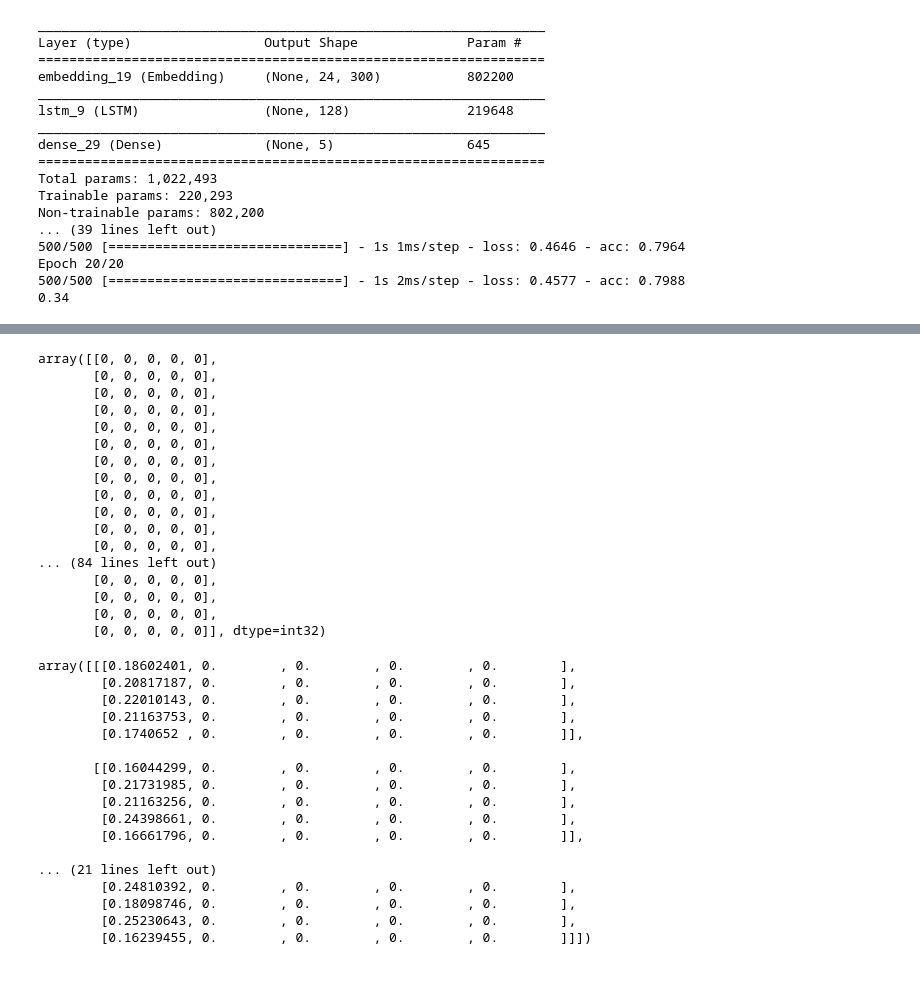
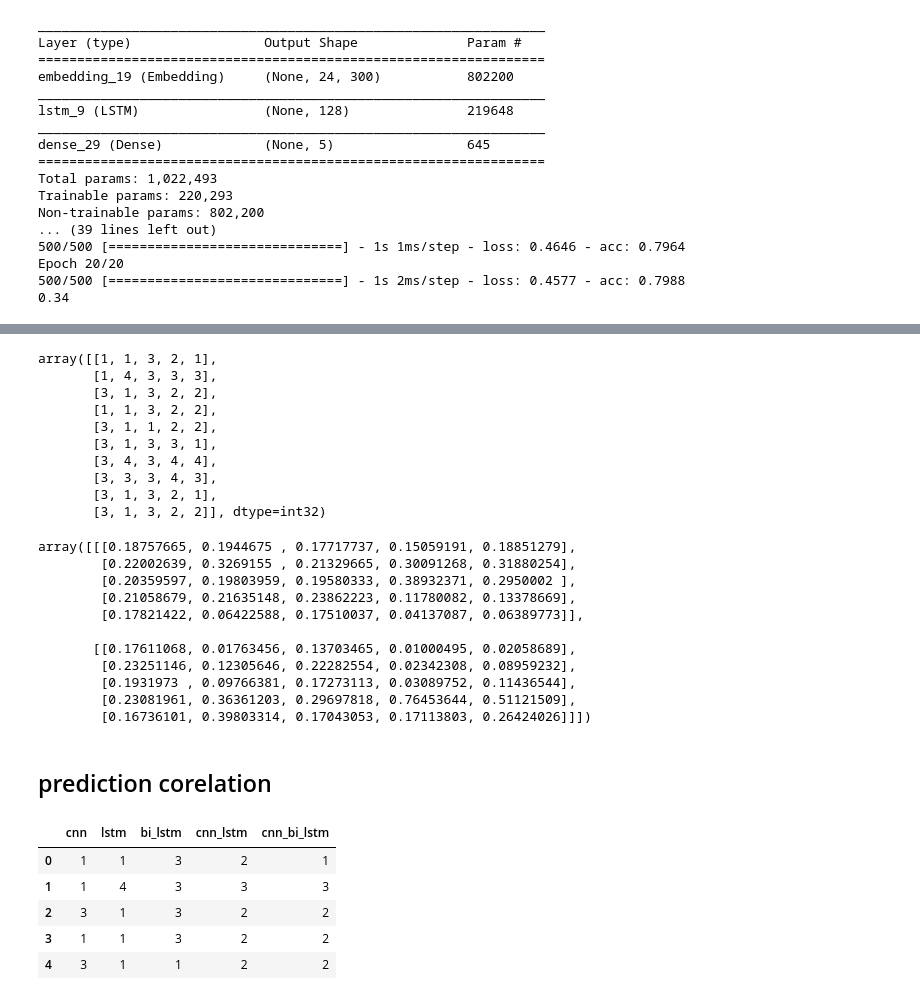
Before and after one commit to Hitkul/ensemble_experiments, a Jupyter notebook: sst1/ensemble.ipynb, the cells around one changed output, grey strips where cells are left out. Saved outputs shown, nothing was run; the diff lists cells and outputs as text; code cells hidden in the pictures.

```diff
--- a/sst1/ensemble.ipynb
+++ b/sst1/ensemble.ipynb
@@ -382,40 +388,29 @@ acc_results
 # %%
-pred_class_base
+pred_class_base[:10]
 # %% [output]
-array([[0, 0, 0, 0, 0],
-       [0, 0, 0, 0, 0],
-       [0, 0, 0, 0, 0],
-       [0, 0, 0, 0, 0],
-       [0, 0, 0, 0, 0],
-       [0, 0, 0, 0, 0],
-       [0, 0, 0, 0, 0],
-       [0, 0, 0, 0, 0],
-       [0, 0, 0, 0, 0],
-       [0, 0, 0, 0, 0],
-       [0, 0, 0, 0, 0],
-       [0, 0, 0, 0, 0],
-... (84 lines left out)
-       [0, 0, 0, 0, 0],
-       [0, 0, 0, 0, 0],
-       [0, 0, 0, 0, 0],
-       [0, 0, 0, 0, 0]], dtype=int32)
+array([[1, 1, 3, 2, 1],
+       [1, 4, 3, 3, 3],
+       [3, 1, 3, 2, 2],
+       [1, 1, 3, 2, 2],
+       [3, 1, 1, 2, 2],
+       [3, 1, 3, 3, 1],
+       [3, 4, 3, 4, 4],
+       [3, 3, 3, 4, 3],
+       [3, 1, 3, 2, 1],
+       [3, 1, 3, 2, 2]], dtype=int32)
 # %%
-pred_prob_base
+pred_prob_base[:2]
 # %% [output]
-array([[[0.18602401, 0.        , 0.        , 0.        , 0.        ],
-        [0.20817187, 0.        , 0.        , 0.        , 0.        ],
-        [0.22010143, 0.        , 0.        , 0.        , 0.        ],
-        [0.21163753, 0.        , 0.        , 0.        , 0.        ],
-        [0.1740652 , 0.        , 0.        , 0.        , 0.        ]],
+array([[[0.18757665, 0.1944675 , 0.17717737, 0.15059191, 0.18851279],
+        [0.22002639, 0.3269155 , 0.21329665, 0.30091268, 0.31880254],
+        [0.20359597, 0.19803959, 0.19580333, 0.38932371, 0.2950002 ],
+        [0.21058679, 0.21635148, 0.23862223, 0.11780082, 0.13378669],
+        [0.17821422, 0.06422588, 0.17510037, 0.04137087, 0.06389773]],
 
-       [[0.16044299, 0.        , 0.        , 0.        , 0.        ],
-        [0.21731985, 0.        , 0.        , 0.        , 0.        ],
-        [0.21163256, 0.        , 0.        , 0.        , 0.        ],
-        [0.24398661, 0.        , 0.        , 0.        , 0.        ],
-        [0.16661796, 0.        , 0.        , 0.        , 0.        ]],
-
-... (21 lines left out)
-        [0.24810392, 0.        , 0.        , 0.        , 0.        ],
-        [0.18098746, 0.        , 0.        , 0.        , 0.        ],
-        [0.25230643, 0.        , 0.        , 0.        , 0.        ],
-        [0.16239455, 0.        , 0.        , 0.        , 0.        ]]])
+       [[0.17611068, 0.01763456, 0.13703465, 0.01000495, 0.02058689],
+        [0.23251146, 0.12305646, 0.22282554, 0.02342308, 0.08959232],
+        [0.1931973 , 0.09766381, 0.17273113, 0.03089752, 0.11436544],
+        [0.23081961, 0.36361203, 0.29697818, 0.76453644, 0.51121509],
+        [0.16736101, 0.39803314, 0.17043053, 0.17113803, 0.26424026]]])
+# %% [markdown]
+## prediction corelation
@@ -421,0 +420,9 @@ array([[[0.18602401, 0.        , 0.        , 0.        , 0.        ],
+# %%
+pred_df.head()
+# %% [output]
+|  | cnn | lstm | bi_lstm | cnn_lstm | cnn_bi_lstm |
+| 0 | 1 | 1 | 3 | 2 | 1 |
+| 1 | 1 | 4 | 3 | 3 | 3 |
+| 2 | 3 | 1 | 3 | 2 | 2 |
+| 3 | 1 | 1 | 3 | 2 | 2 |
+| 4 | 3 | 1 | 1 | 2 | 2 |
```
Also changed, not shown: parts of 13 cells of this notebook.
